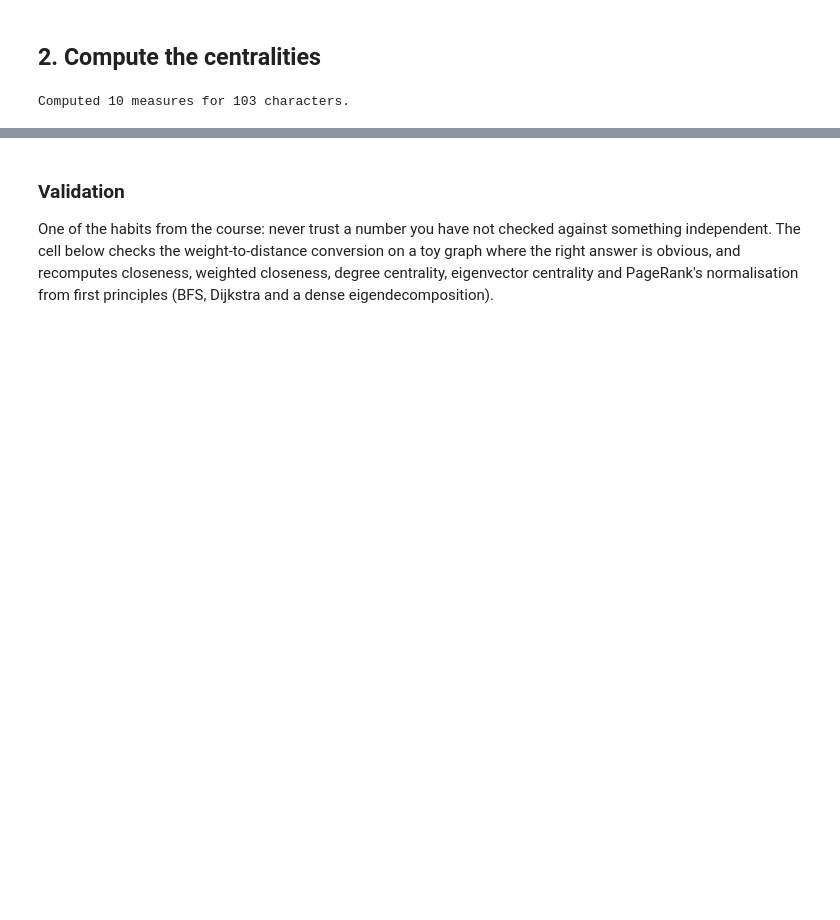
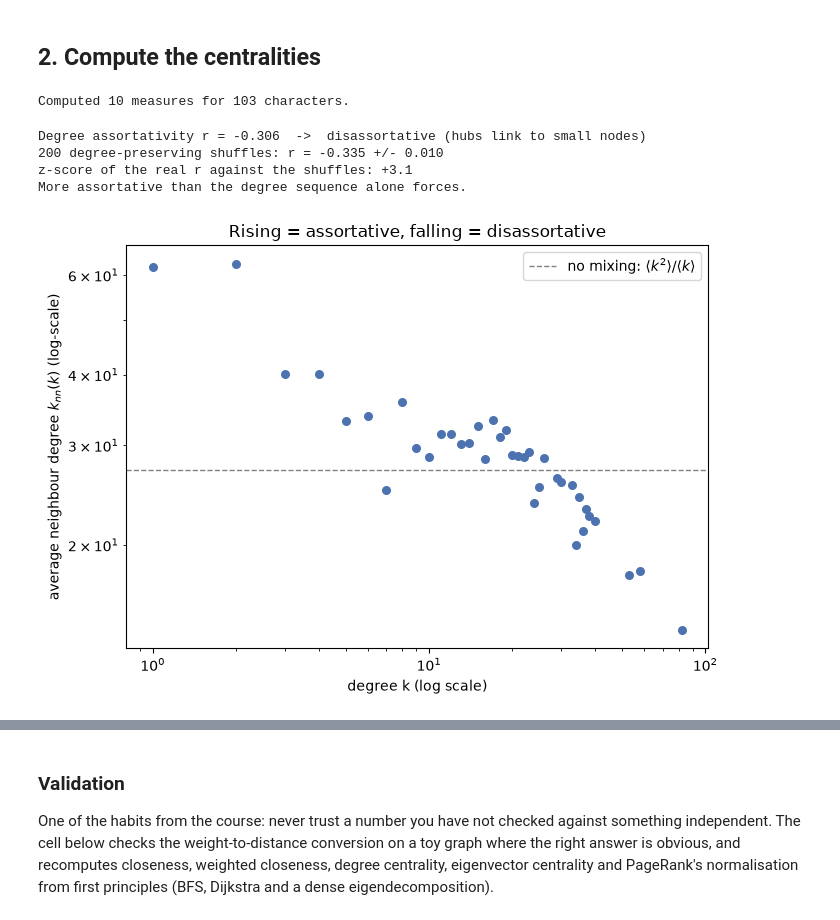
Before and after one commit to RaquelASRodrigues/SGI-Project, a Jupyter notebook: os_maias_centralities.ipynb, the cells around one changed output, grey strips where cells are left out. Saved outputs shown, nothing was run; the diff lists cells and outputs as text; code cells hidden in the pictures; blank space fills up the shorter version.

Commit message:
feat: calculate assortativity

```diff
--- a/os_maias_centralities.ipynb
+++ b/os_maias_centralities.ipynb
@@ -199,3 +177,54 @@ def show(df, formats=None, gradient=None, caption=None):
 print(f"Computed {len(ALL_MEASURES)} measures for {len(centrality)} characters.")
 # %% [output]
 Computed 10 measures for 103 characters.
+# %%
+# ---- Degree assortativity -------------------------------------
+# r = Pearson correlation between the degrees at the two ends of a link.
+# r > 0: hubs link to hubs (assortative). r < 0: hubs link to small nodes (disassortative).
+# Unweighted, as in the lecture, and compared with degree-preserving shuffles, because
+# heavy-tailed networks are disassortative even with no mixing at all.
+
+r_real = nx.degree_assortativity_coefficient(G)
+
+# check from first principles: correlate (k_u, k_v) over both orientations of every link
+deg = dict(G.degree())
+pairs = np.array([(deg[u], deg[v]) for u, v in G.edges()], dtype=float)
+both = np.vstack([pairs, pairs[:, ::-1]])
+assert np.isclose(r_real, np.corrcoef(both[:, 0], both[:, 1])[0, 1])
+
+# null model: degree-preserving shuffles
+r_null = np.empty(N_SHUFFLES)
+for s in range(N_SHUFFLES):
+    H = nx.Graph(G.edges())
+    nswap = 10 * H.number_of_edges()
+    nx.double_edge_swap(H, nswap=nswap, max_tries=nswap * 100, seed=SEED + s)
+    r_null[s] = nx.degree_assortativity_coefficient(H)
+z = (r_real - r_null.mean()) / r_null.std(ddof=1)
+
+kind = "assortative (hubs link to hubs)" if r_real > 0 else "disassortative (hubs link to small nodes)"
+print(f"Degree assortativity r = {r_real:+.3f}  ->  {kind}")
+print(f"{N_SHUFFLES} degree-preserving shuffles: r = {r_null.mean():+.3f} +/- {r_null.std(ddof=1):.3f}")
+print(f"z-score of the real r against the shuffles: {z:+.1f}")
+if abs(z) < 2:
+    print("Within what the degree sequence alone produces: no evidence of mixing beyond structure.")
+else:
+    print(f"{'More assortative' if z > 0 else 'More disassortative'} than the degree sequence alone forces.")
+
+# average neighbour degree k_nn(k); the flat line <k^2>/<k> is the "no mixing" reference
+knn = pd.Series(nx.average_degree_connectivity(G)).sort_index()
+k_all = np.array([d for _, d in G.degree()], dtype=float)
+flat = (k_all ** 2).mean() / k_all.mean()
+
+fig, ax = plt.subplots(figsize=(7, 5))
+ax.scatter(knn.index, knn.values, s=30, color="#4c72b0")
+ax.axhline(flat, color="gray", ls="--", lw=1, label=r"no mixing: $\langle k^2\rangle/\langle k\rangle$")
+ax.set_xscale("log"); ax.set_yscale("log")
+ax.set_xlabel("degree k (log scale)"); ax.set_ylabel(r"average neighbour degree $k_{nn}(k)$ (log scale)")
+ax.set_title("Rising = assortative, falling = disassortative")
+ax.legend(); plt.tight_layout(); plt.show()
+# %% [output]
+Degree assortativity r = -0.306  ->  disassortative (hubs link to small nodes)
+200 degree-preserving shuffles: r = -0.335 +/- 0.010
+z-score of the real r against the shuffles: +3.1
+More assortative than the degree sequence alone forces.
+[figure, added]
```
Also changed, not shown: parts of 2 cells of this notebook, 1 other file.
